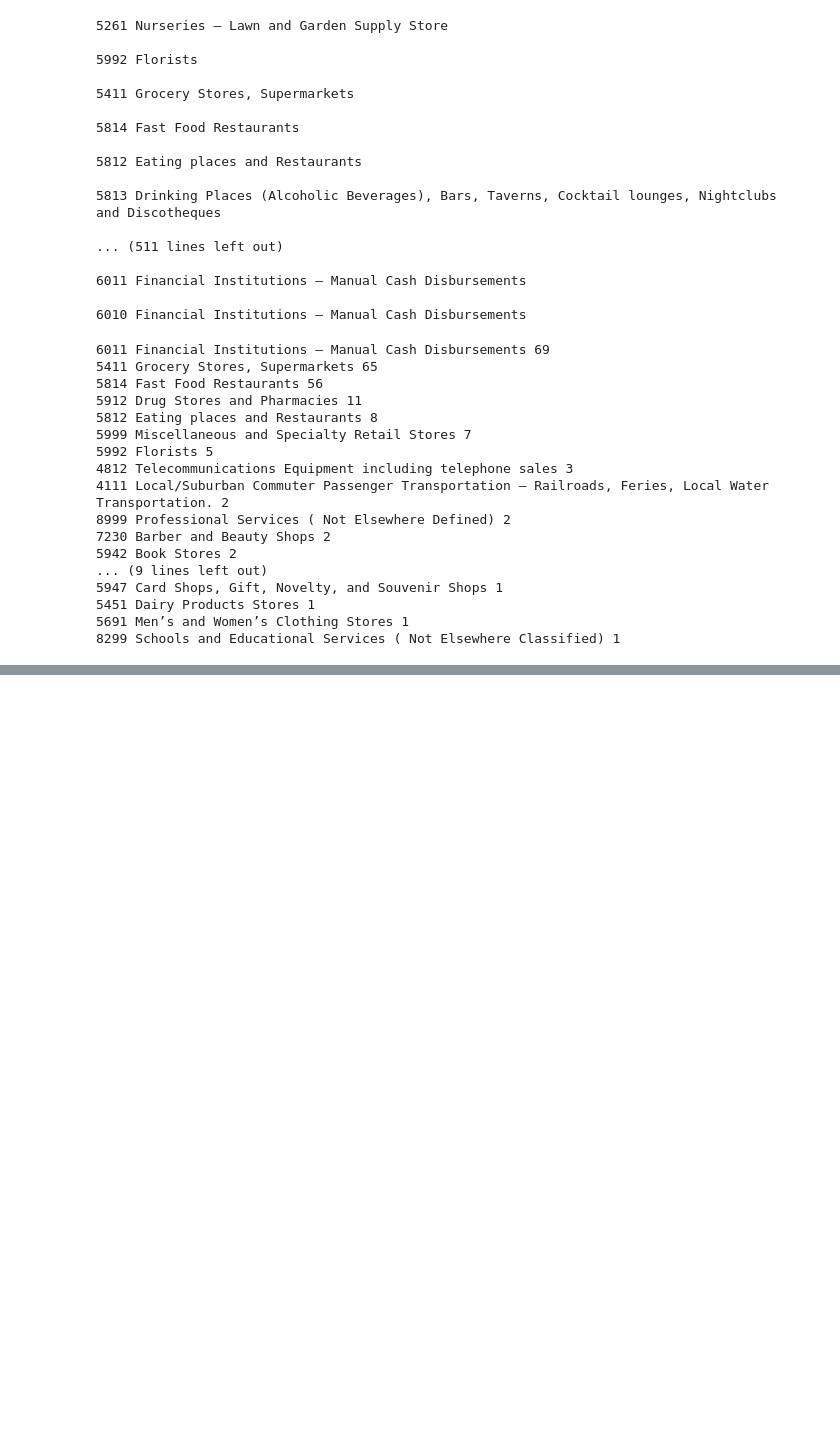
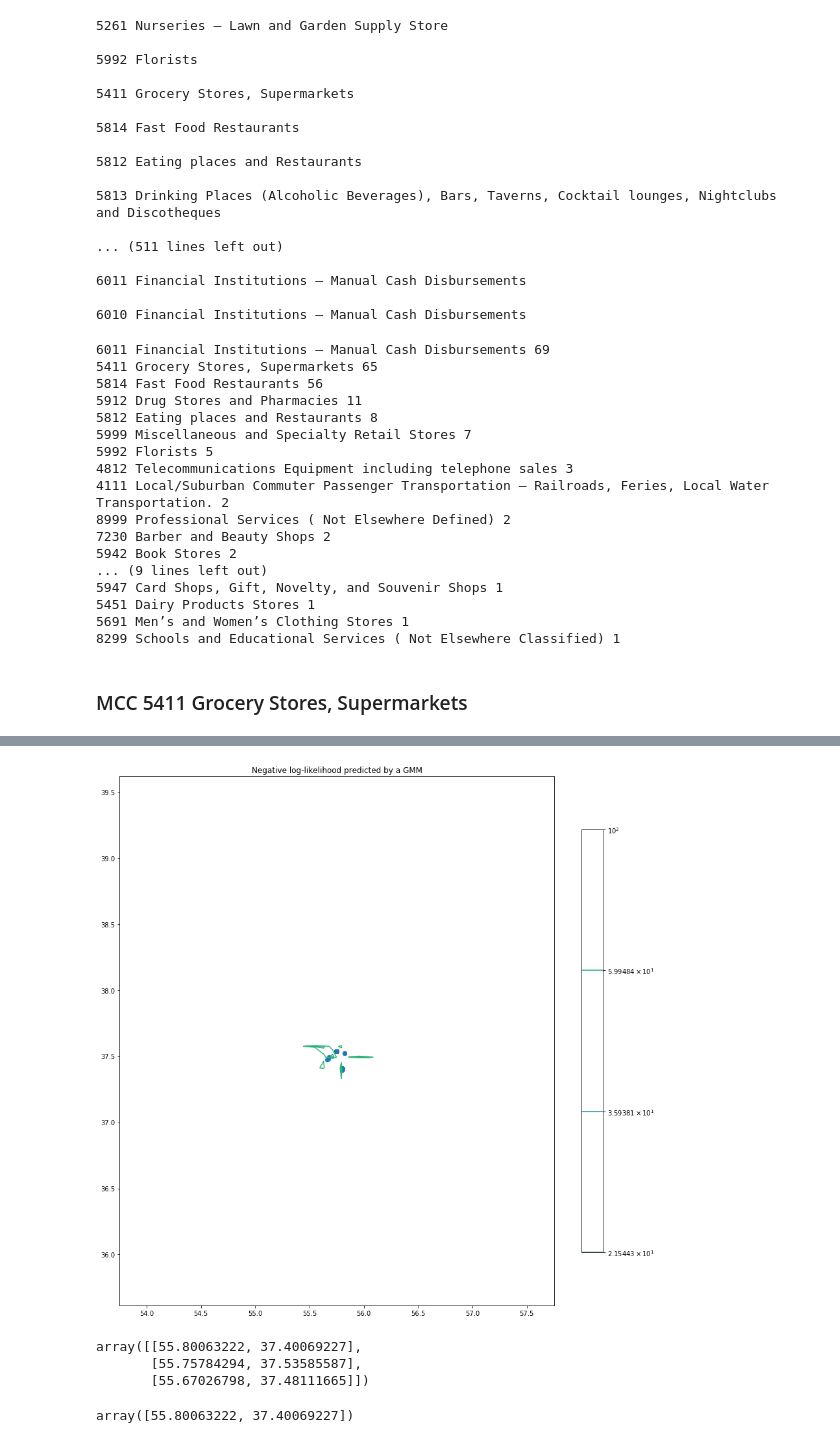
Before and after one commit to PhySci/raiffaizen, a Jupyter notebook: EDA.ipynb, the cells around one changed output, grey strips where cells are left out. Saved outputs shown, nothing was run; the diff lists cells and outputs as text; code cells hidden in the pictures; blank space fills up the shorter version.

```diff
--- a/EDA.ipynb
+++ b/EDA.ipynb
@@ -12,3 +16,5 @@ from collections import Counter
+# %%
+MOW = [55.75222, 37.61556]
 # %% [markdown]
 
 Колонка Описание
@@ -203,6 +209,8 @@ for k, v in cnt.most_common():
 5451 Dairy Products Stores 1
 5691 Men’s and Women’s Clothing Stores 1
 8299 Schools and Educational Services ( Not Elsewhere Classified) 1
+# %% [markdown]
+### MCC 5411 Grocery Stores, Supermarkets
 # %%
 mcc_code = 5411
 position = test_set.query('mcc == @mcc_code').loc[:,['pos_adress_lat', 'pos_adress_lon']].dropna().as_matrix()
@@ -218,3 +226,38 @@ map_ = folium.Map(location=[56, 40], zoom_start=5)
 map_
 # %% [output]
 [interactive output not drawn]
+# %%
+# fit a Gaussian Mixture Model with two components
+clf = mixture.GaussianMixture(n_components=3, covariance_type='full')
+clf.fit(position)
+
+# display predicted scores by the model as a contour plot
+x = np.linspace(MOW[0]-2, MOW[0]+2)
+y = np.linspace(MOW[1]-2, MOW[1]+2)
+X, Y = np.meshgrid(x, y)
+XX = np.array([X.ravel(), Y.ravel()]).T
+Z = -clf.score_samples(XX)
+Z = Z.reshape(X.shape)
+
+plt.figure(figsize= [15, 15])
+
+CS = plt.contour(X, Y, Z, norm=LogNorm(vmin=1.0, vmax=1000.0),
+                 levels=np.logspace(0, 2, 10))
+CB = plt.colorbar(CS, shrink=0.8, extend='both')
+plt.scatter(position[:,0], position[:,1])
+
+plt.title('Negative log-likelihood predicted by a GMM')
+plt.axis('tight')
+plt.show()
+# %% [output]
+[figure, added]
+# %%
+clf.means_
+# %% [output]
+array([[55.80063222, 37.40069227],
+       [55.75784294, 37.53585587],
+       [55.67026798, 37.48111665]])
+# %%
+clf.means_[0]
+# %% [output]
+array([55.80063222, 37.40069227])
```
Also changed, not shown: parts of 10 cells of this notebook.
